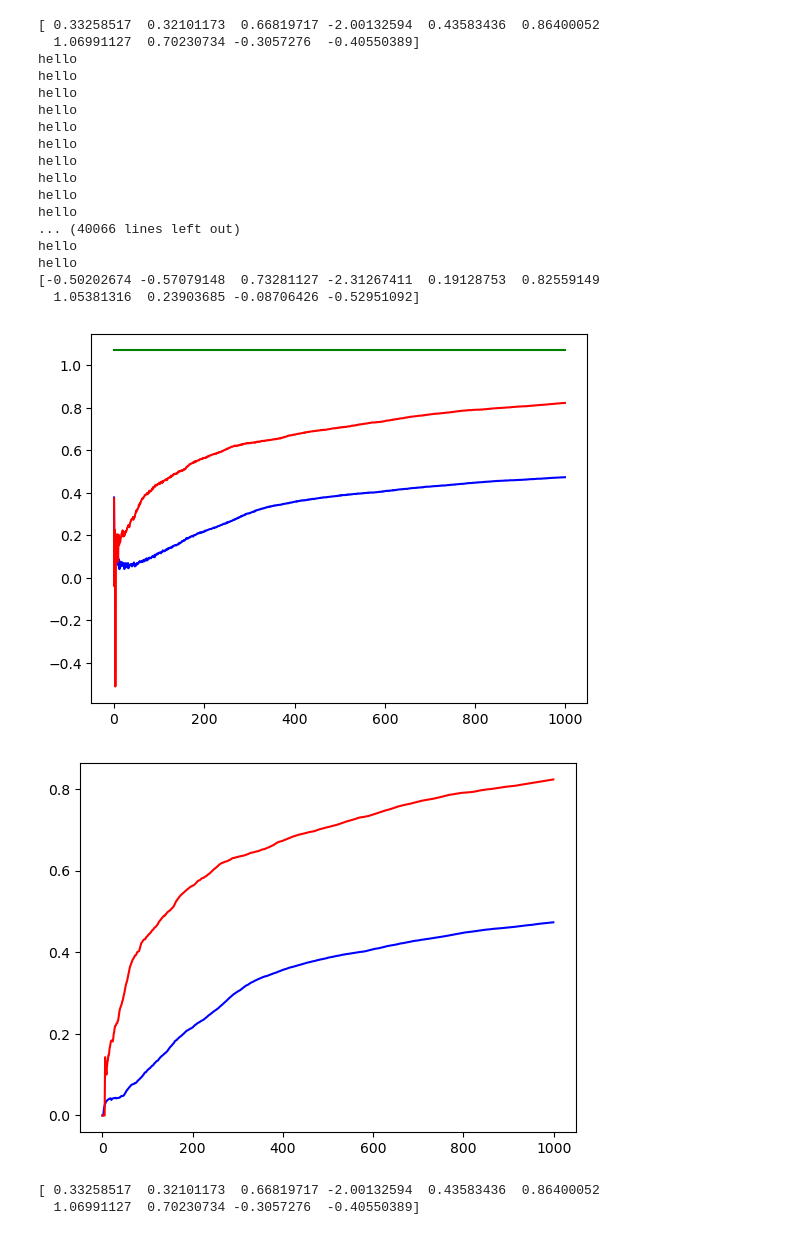
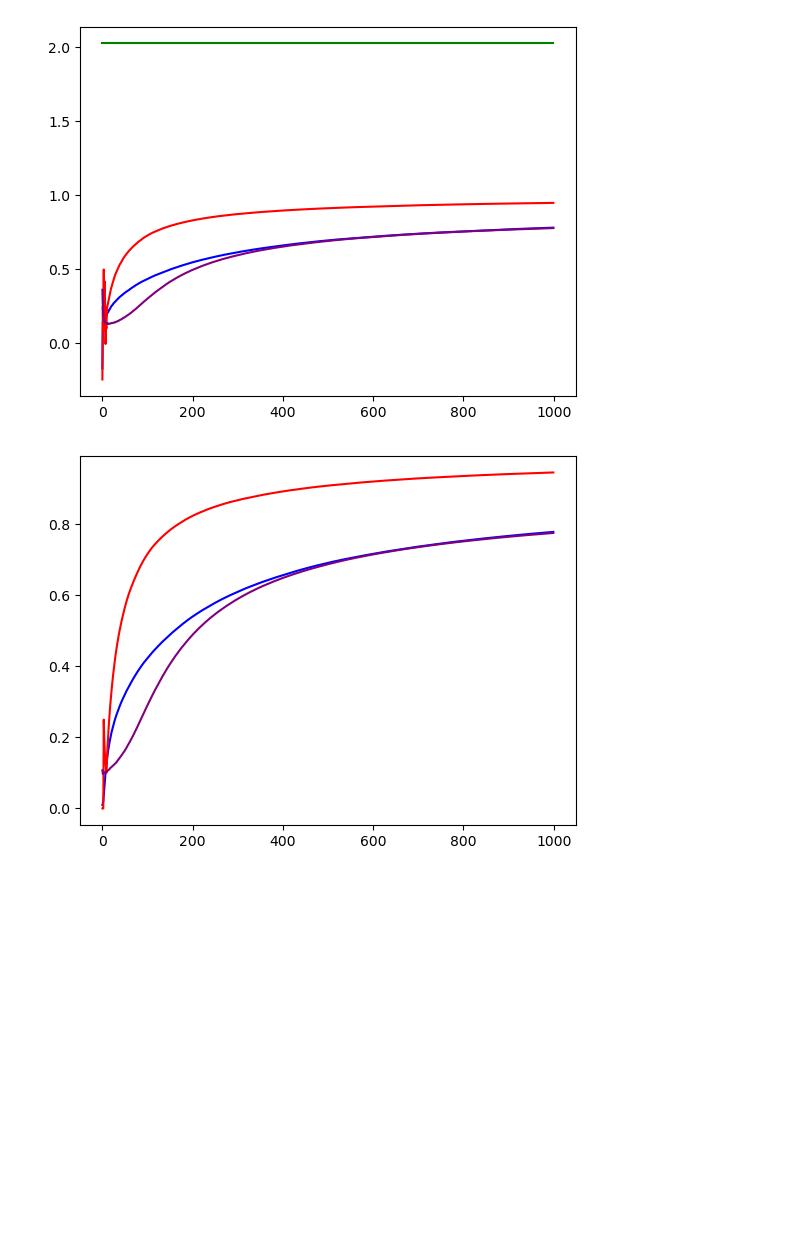
Before and after one commit to fpdelcampo/ReinforcementLearning, a Jupyter notebook: MultiArmedBandit.ipynb, the cells around one changed output. Drawn from its saved outputs; the diff is of its cells as text; code cells hidden in the pictures; blank space fills up the shorter version.

Commit message:
Fix plots

```diff
--- a/MultiArmedBandit.ipynb
+++ b/MultiArmedBandit.ipynb
@@ -4,7 +4,7 @@ import matplotlib.pyplot as plt
 # %%
 K = 10
 TRIALS = 1000
-ITERATIONS = 20
+ITERATIONS = 2000
 MEAN_MEAN = 0
 MEAN_STDDEV = 1
 SAMPLE_STDDEV = 1
@@ -69,7 +68,8 @@ class Bandit:
 
         if self.gradient:
             p = np.exp(self.q)/np.sum(np.exp(self.q))
-            return np.random.choice(np.arange(self.k), p)
+            x = np.random.choice(np.arange(self.k), p=p)
+            return x
 
     def act(self):
         index = self.select()
@@ -111,49 +111,32 @@ class Bandit:
                 self.act()
                 avg[i, j] = self.avg[j]
                 opt[i, j] = self.opt[j]
-            print(self.q)
             self.reset()
         avg = np.mean(avg, axis=0)
         opt = np.mean(opt, axis=0)
         return avg, opt
 # %%
-print(MEANS)
 env = Env(DATA, MEANS)
 bandit1 = Bandit(K, env, epsilon=EPSILON)
 avg1, opt1 = bandit1.run()
-plt.plot(avg1, color='blue')
+
 
 bandit2 = Bandit(K, env, ucb=1)
 avg2, opt2 = bandit2.run()
+
+bandit3 = Bandit(K, env, gradient=0.1)
+avg3, opt3 = bandit3.run()
+
+plt.plot(avg1, color='blue')
 plt.plot(avg2, color='red')
+plt.plot(avg3, color='purple')
 plt.plot(np.full(TRIALS, np.max(MEANS)), color='green')
 plt.show()
 
 plt.plot(opt1, color='blue')
 plt.plot(opt2, color='red')
+plt.plot(opt3, color='purple')
 plt.show()
 # %% [output]
-[ 0.33258517  0.32101173  0.66819717 -2.00132594  0.43583436  0.86400052
-  1.06991127  0.70230734 -0.3057276  -0.40550389]
-hello
-hello
-hello
-hello
-hello
-hello
-hello
-hello
-hello
-hello
-... (40066 lines left out)
-hello
-hello
-[-0.50202674 -0.57079148  0.73281127 -2.31267411  0.19128753  0.82559149
-  1.05381316  0.23903685 -0.08706426 -0.52951092]
-[figure, old version]
+[figure, new version]
-[figure, old version]
+[figure, new version]
-# %%
-print(MEANS)
-# %% [output]
-[ 0.33258517  0.32101173  0.66819717 -2.00132594  0.43583436  0.86400052
-  1.06991127  0.70230734 -0.3057276  -0.40550389]
```
Also changed, not shown: parts of 1 cell of this notebook.
